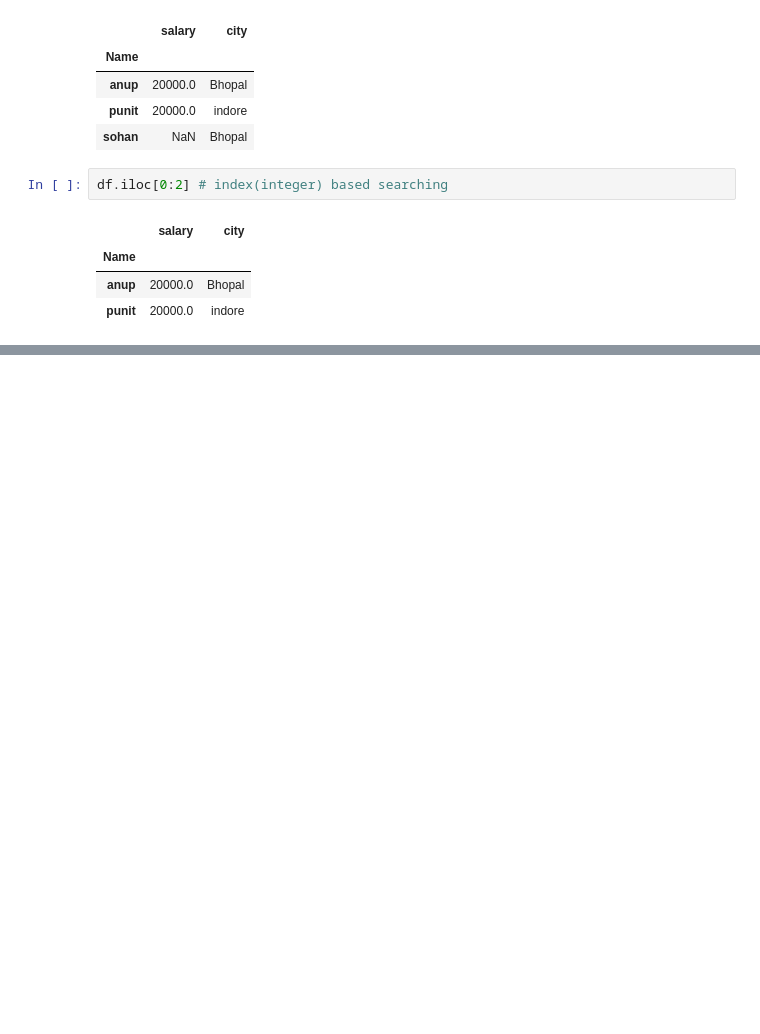
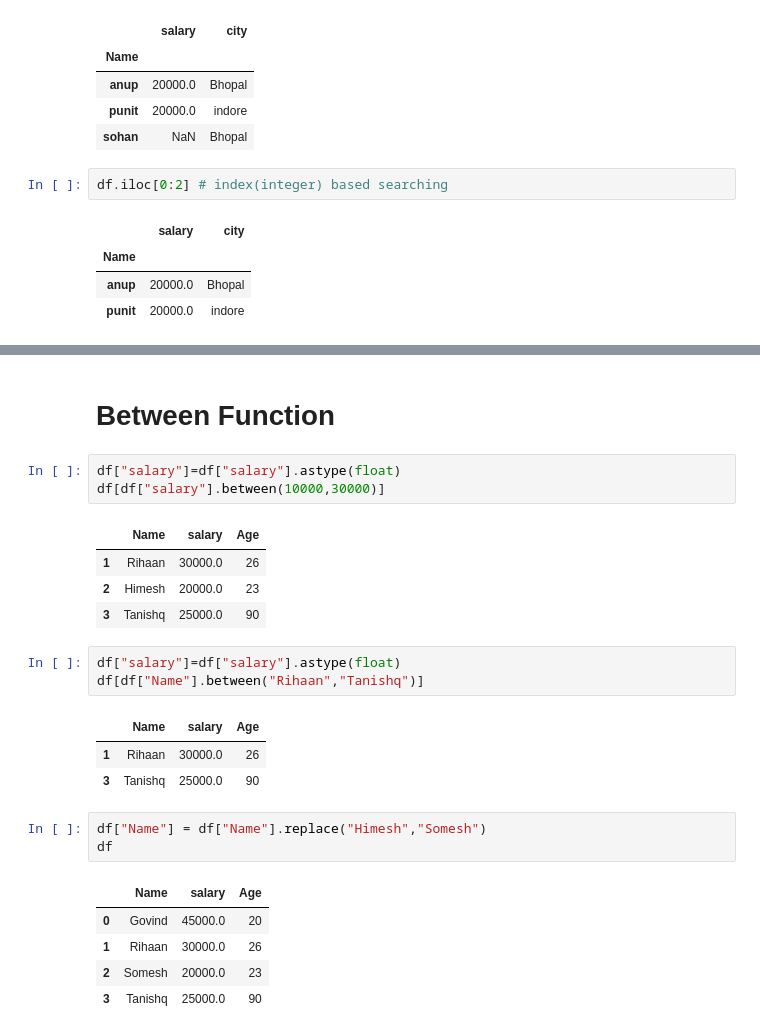
Before and after one commit to anurajrajak05/Pandas-Daily-Practice, a Jupyter notebook: Data.ipynb, the cells around one changed output, grey strips where cells are left out. Cells and saved outputs as stored; diff of their text form; blank space fills up the shorter version.

```diff
--- a/Data.ipynb
+++ b/Data.ipynb
@@ -491,0 +599,26 @@ df.iloc[0:2] # index(integer) based searching
+# %% [markdown]
+# Between Function
+# %%
+df["salary"]=df["salary"].astype(float)
+df[df["salary"].between(10000,30000)]
+# %% [output]
+|  | Name | salary | Age |
+| 1 | Rihaan | 30000.0 | 26 |
+| 2 | Himesh | 20000.0 | 23 |
+| 3 | Tanishq | 25000.0 | 90 |
+# %%
+df["salary"]=df["salary"].astype(float)
+df[df["Name"].between("Rihaan","Tanishq")]
+# %% [output]
+|  | Name | salary | Age |
+| 1 | Rihaan | 30000.0 | 26 |
+| 3 | Tanishq | 25000.0 | 90 |
+# %%
+df["Name"] = df["Name"].replace("Himesh","Somesh")
+df
+# %% [output]
+|  | Name | salary | Age |
+| 0 | Govind | 45000.0 | 20 |
+| 1 | Rihaan | 30000.0 | 26 |
+| 2 | Somesh | 20000.0 | 23 |
+| 3 | Tanishq | 25000.0 | 90 |
```
Also changed, not shown: parts of 20 cells of this notebook, 1 other file.
